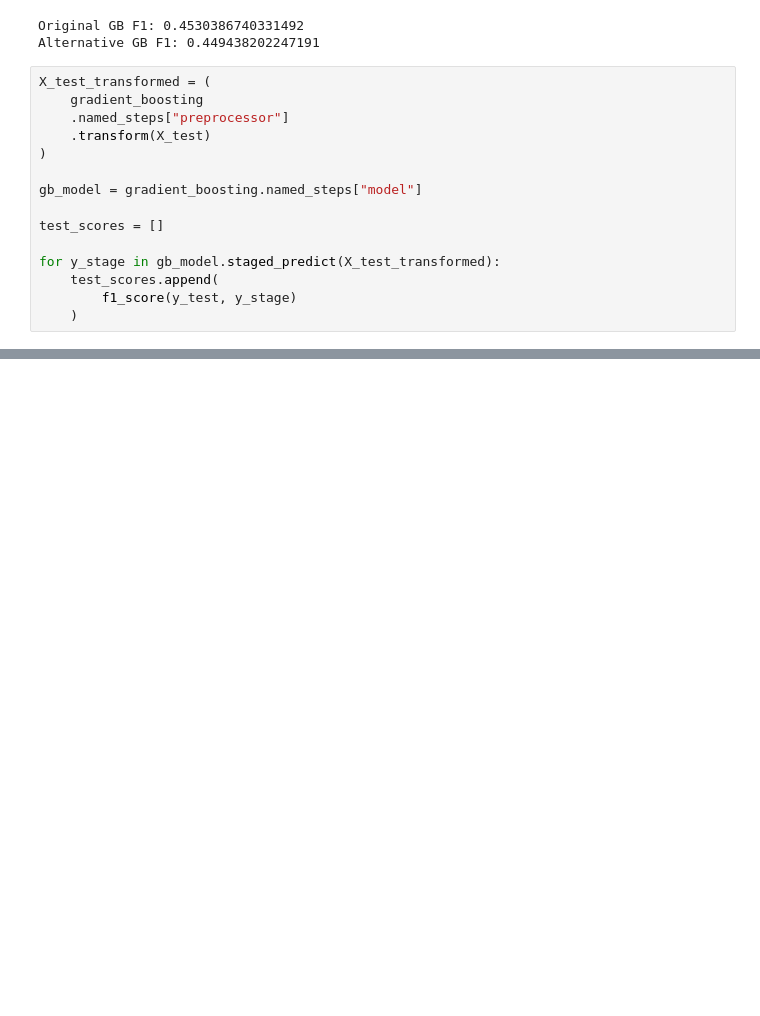
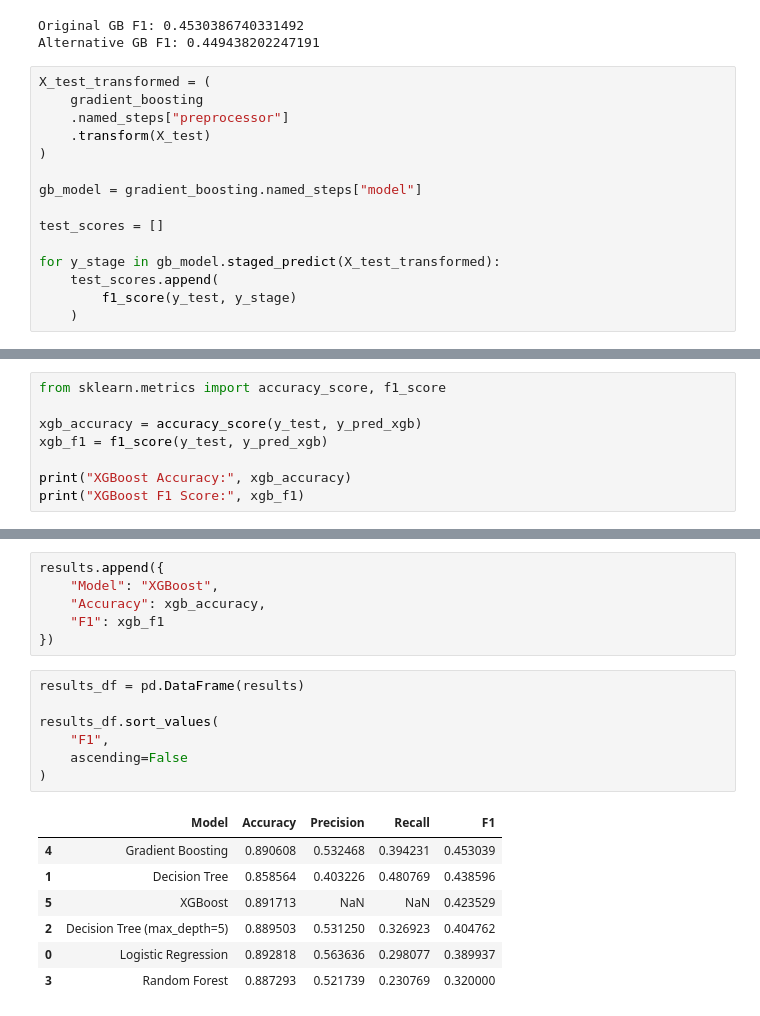
Before and after one commit to ali84mlk/tabular-ml-study, a Jupyter notebook: notebooks/01_initial_exploration.ipynb, the cells around one changed output, grey strips where cells are left out. Cells and saved outputs as stored; diff of their text form; blank space fills up the shorter version.

```diff
--- a/notebooks/01_initial_exploration.ipynb
+++ b/notebooks/01_initial_exploration.ipynb
@@ -1081,0 +1122,8 @@ for y_stage in gb_model.staged_predict(X_test_transformed):
+# %%
+from sklearn.metrics import accuracy_score, f1_score
+
+xgb_accuracy = accuracy_score(y_test, y_pred_xgb)
+xgb_f1 = f1_score(y_test, y_pred_xgb)
+
+print("XGBoost Accuracy:", xgb_accuracy)
+print("XGBoost F1 Score:", xgb_f1)
@@ -1081,0 +1185,21 @@ for y_stage in gb_model.staged_predict(X_test_transformed):
+# %%
+results.append({
+    "Model": "XGBoost",
+    "Accuracy": xgb_accuracy,
+    "F1": xgb_f1
+})
+# %%
+results_df = pd.DataFrame(results)
+
+results_df.sort_values(
+    "F1",
+    ascending=False
+)
+# %% [output]
+|  | Model | Accuracy | Precision | Recall | F1 |
+| 4 | Gradient Boosting | 0.890608 | 0.532468 | 0.394231 | 0.453039 |
+| 1 | Decision Tree | 0.858564 | 0.403226 | 0.480769 | 0.438596 |
+| 5 | XGBoost | 0.891713 | NaN | NaN | 0.423529 |
+| 2 | Decision Tree (max_depth=5) | 0.889503 | 0.531250 | 0.326923 | 0.404762 |
+| 0 | Logistic Regression | 0.892818 | 0.563636 | 0.298077 | 0.389937 |
+| 3 | Random Forest | 0.887293 | 0.521739 | 0.230769 | 0.320000 |
```
Also changed, not shown: parts of 8 cells of this notebook.
